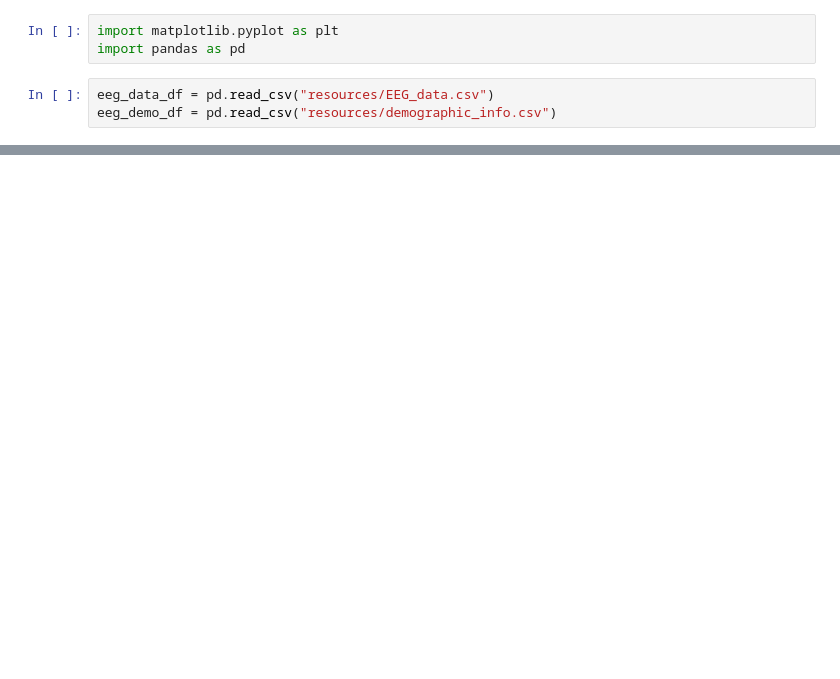
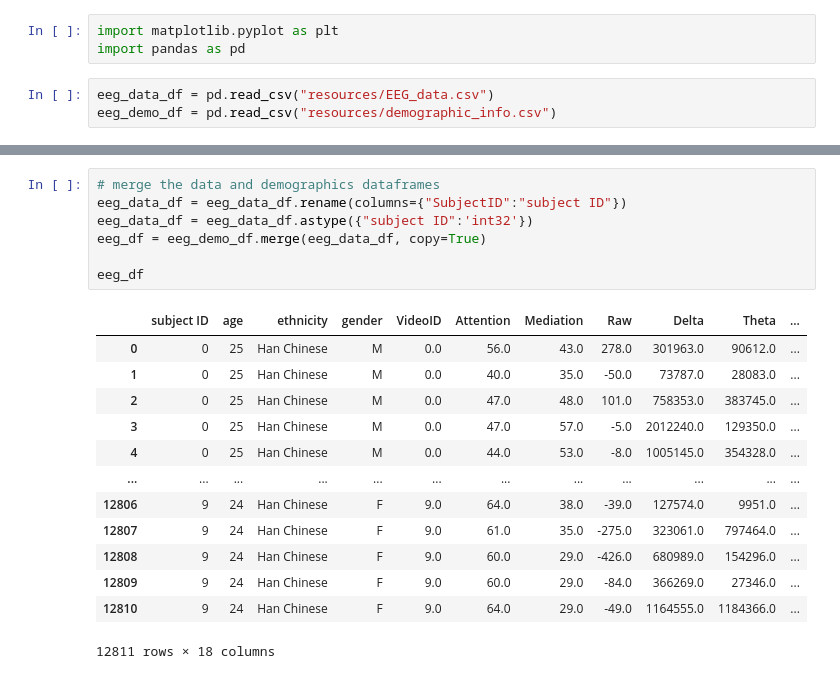
Before and after one commit to ShoaibFarooqui/project-one, a Jupyter notebook: eeg-analysis.ipynb, the cells around one changed output, grey strips where cells are left out. Drawn from its saved outputs; the diff is of its cells as text; blank space fills up the shorter version.

Commit message:
Attention Full Spectrum Analysis

```diff
--- a/eeg-analysis.ipynb
+++ b/eeg-analysis.ipynb
@@ -24,0 +37,21 @@ eeg_demo_df.head()
+# %%
+# merge the data and demographics dataframes
+eeg_data_df = eeg_data_df.rename(columns={"SubjectID":"subject ID"})
+eeg_data_df = eeg_data_df.astype({"subject ID":'int32'})
+eeg_df = eeg_demo_df.merge(eeg_data_df, copy=True)
+
+eeg_df
+# %% [output]
+|  | subject ID | age | ethnicity | gender | VideoID | Attention | Mediation | Raw | Delta | Theta | ... |
+| 0 | 0 | 25 | Han Chinese | M | 0.0 | 56.0 | 43.0 | 278.0 | 301963.0 | 90612.0 | ... |
+| 1 | 0 | 25 | Han Chinese | M | 0.0 | 40.0 | 35.0 | -50.0 | 73787.0 | 28083.0 | ... |
+| 2 | 0 | 25 | Han Chinese | M | 0.0 | 47.0 | 48.0 | 101.0 | 758353.0 | 383745.0 | ... |
+| 3 | 0 | 25 | Han Chinese | M | 0.0 | 47.0 | 57.0 | -5.0 | 2012240.0 | 129350.0 | ... |
+| 4 | 0 | 25 | Han Chinese | M | 0.0 | 44.0 | 53.0 | -8.0 | 1005145.0 | 354328.0 | ... |
+| ... | ... | ... | ... | ... | ... | ... | ... | ... | ... | ... | ... |
+| 12806 | 9 | 24 | Han Chinese | F | 9.0 | 64.0 | 38.0 | -39.0 | 127574.0 | 9951.0 | ... |
+| 12807 | 9 | 24 | Han Chinese | F | 9.0 | 61.0 | 35.0 | -275.0 | 323061.0 | 797464.0 | ... |
+| 12808 | 9 | 24 | Han Chinese | F | 9.0 | 60.0 | 29.0 | -426.0 | 680989.0 | 154296.0 | ... |
+| 12809 | 9 | 24 | Han Chinese | F | 9.0 | 60.0 | 29.0 | -84.0 | 366269.0 | 27346.0 | ... |
+| 12810 | 9 | 24 | Han Chinese | F | 9.0 | 64.0 | 29.0 | -49.0 | 1164555.0 | 1184366.0 | ... |
+12811 rows × 18 columns
```
Also changed, not shown: parts of 4 cells of this notebook.
